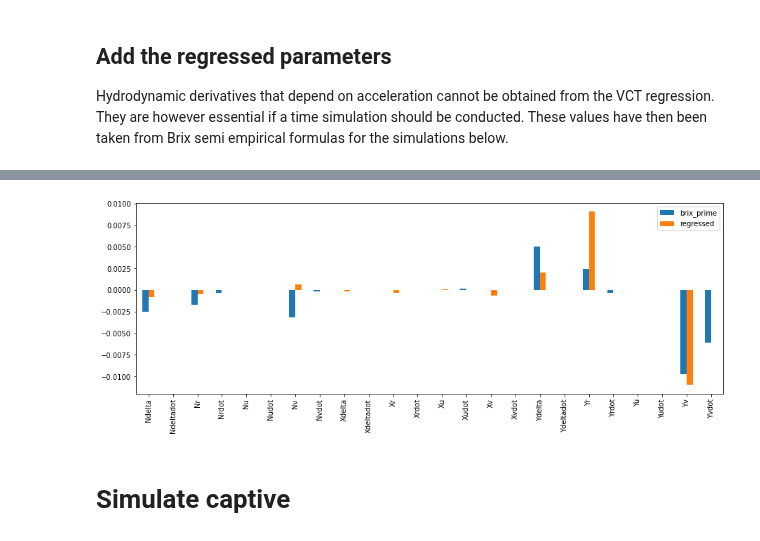
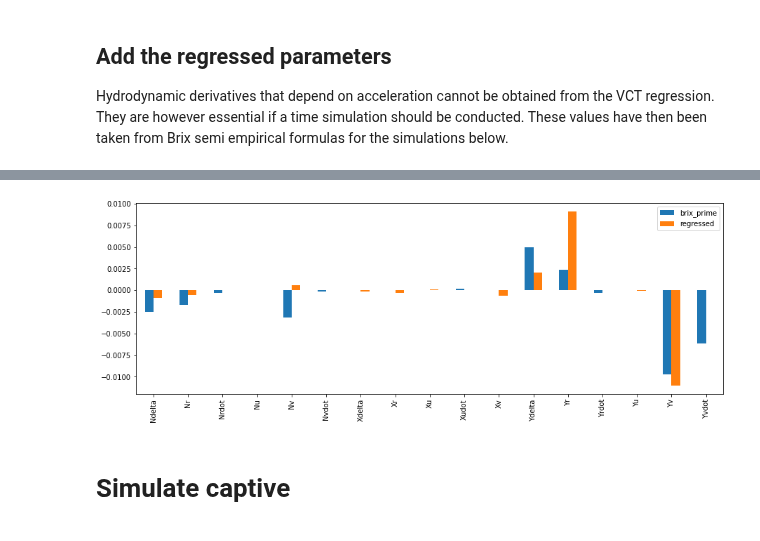
Before and after one commit to martinlarsalbert/VesselManoeuvringModels, a Jupyter notebook: notebooks/07_01_static_forces_from_model_test.ipynb, the cells around one changed output, grey strips where cells are left out. Drawn from its saved outputs; the diff is of its cells as text; code cells hidden in the pictures.

```diff
--- a/notebooks/07_01_static_forces_from_model_test.ipynb
+++ b/notebooks/07_01_static_forces_from_model_test.ipynb
@@ -102,8 +111,10 @@ X_qs_lambda = lambdify(eq_X_qs.subs(subs).rhs)
 # %% [markdown]
 ## N:
 # %%
+N_eq = eq.N_eom.subs(eq.N_nonlin,sp.solve(eq.mz_eq,N_nonlin)[0])
+
 eq_N_qs = sp.Eq(N_qs,
-      sp.solve(eq.N_eq, N_qs)[0])
+      sp.solve(N_eq, N_qs)[0])
 Math(vlatex(eq_N_qs))
 # %% [output]
 $\displaystyle \operatorname{N_{qs}}{\left(u,v,r,\delta \right)} = I_{z} \dot{r} - N_{\dot{r}} \dot{r} - N_{\dot{v}} \dot{v} + m x_{G} r u + m x_{G} \dot{v}$
@@ -291,7 +302,7 @@ interesting = ['u','v','r','delta','X_qs','Y_qs','N_qs']
 df_prime = ps.prime(df[interesting], U=df['V'])
 # %%
 N_ = sp.symbols('N_')
-diff_eq_N = regression.DiffEqToMatrix(ode=eq.N_qs_eq.subs(N_qs,N_),
+diff_eq_N = regression.DiffEqToMatrix(ode=eq_linear.N_qs_eq.subs(N_qs,N_),
                                       label=N_, base_features=[delta,u,v,r])
 # %%
 diff_eq_N.eq_beta
@@ -366,7 +377,7 @@ Notes:
 ## Y
 # %%
 Y_ = sp.symbols('Y_')
-diff_eq_Y = regression.DiffEqToMatrix(ode=eq.Y_qs_eq.subs(Y_qs,Y_),
+diff_eq_Y = regression.DiffEqToMatrix(ode=eq_linear.Y_qs_eq.subs(Y_qs,Y_),
                                       label=Y_, base_features=[delta,u,v,r])
 # %%
 X = diff_eq_Y.calculate_features(data=df_prime)
@@ -404,7 +415,7 @@ Notes:
 ## X
 # %%
 X_ = sp.symbols('X_')
-diff_eq_X = regression.DiffEqToMatrix(ode=eq.X_qs_eq.subs(X_qs,X_),
+diff_eq_X = regression.DiffEqToMatrix(ode=eq_linear.X_qs_eq.subs(X_qs,X_),
                                       label=X_, base_features=[delta,u,v,r])
 # %%
 X = diff_eq_X.calculate_features(data=df_prime)
@@ -477,9 +488,13 @@ df_parameters_all
 # %%
 fig,ax=plt.subplots()
 fig.set_size_inches(15,5)
-df_parameters_all.plot.bar(y=['brix_prime','regressed'], ax=ax);
+mask = ((df_parameters_all['brix_prime'] != 0) |
+        (df_parameters_all['regressed']).notnull())
+
+df_parameters_plot = df_parameters_all.loc[mask]
+df_parameters_plot.plot.bar(y=['brix_prime','regressed'], ax=ax);
 # %% [output]
-[figure, old version]
+[figure, new version]
 # %% [markdown]
 # Simulate captive
 # %%
```
Also changed, not shown: parts of 18 cells of this notebook, 8 other files.
